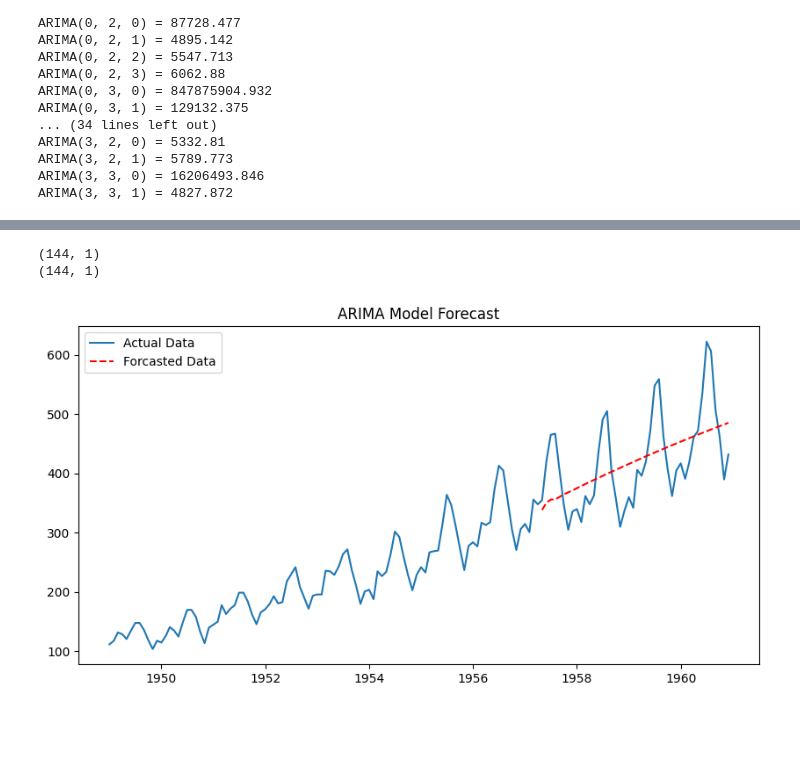
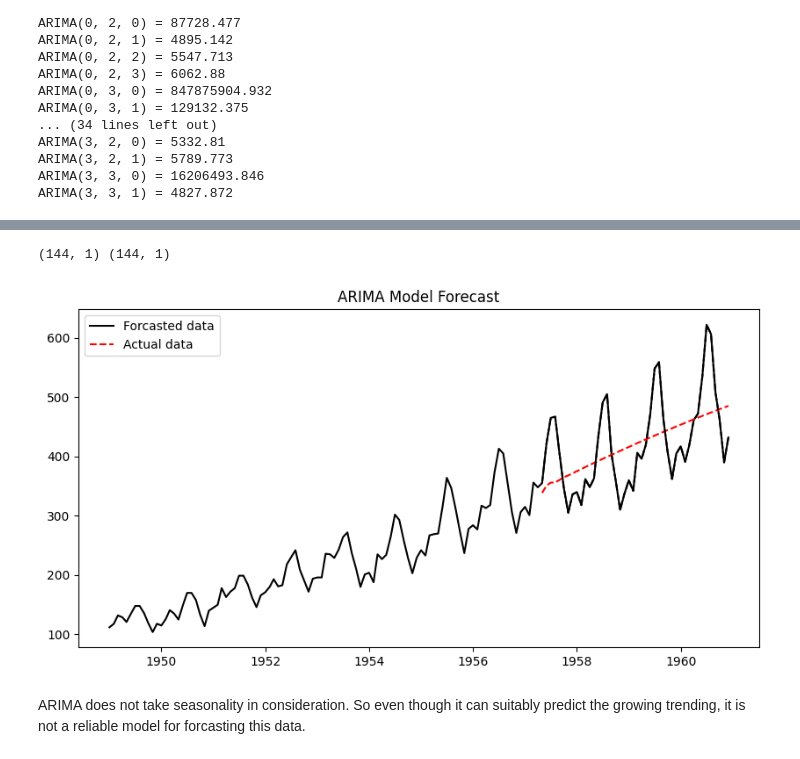
Before and after one commit to Thampi-hub/Springboard_RT, a Jupyter notebook: Cap3_AirPassengers/2_DataWrangling/TimeSeries_airpassengers.ipynb, the cells around one changed output, grey strips where cells are left out. Saved outputs shown, nothing was run; the diff lists cells and outputs as text; code cells hidden in the pictures; blank space fills up the shorter version.

```diff
--- a/Cap3_AirPassengers/2_DataWrangling/TimeSeries_airpassengers.ipynb
+++ b/Cap3_AirPassengers/2_DataWrangling/TimeSeries_airpassengers.ipynb
@@ -161,8 +200,10 @@ def evaluate_arima(dt, arima_order):
   try:
     arima = ARIMA(dt, order = arima_order, freq="MS")
     arima_fit  = arima.fit()
+
+    ## Scoring method (AIC or MSE):
+    res = mean_squared_error(test, arima_fit.forecast(steps=len(test)) )
     # res = arima_fit.aic
-    res = mean_squared_error(test, arima_fit.forecast(steps=len(test)) )
   except:
     res = np.inf
   return res
@@ -173,11 +214,11 @@ order_list = []
 for p in range(4):
   for d in range(4):
     for q in range(4):
-      aic_result = round(evaluate_arima(train, (p, d, q)), 3);
-      if aic_result != np.inf:
-        score_list.append(aic_result)
+      order_result = round(evaluate_arima(train, (p, d, q)), 3);
+      if order_result != np.inf:
+        score_list.append(order_result)
         order_list.append((p, d, q))
-        print(f"ARIMA({p}, {d}, {q}) = {aic_result}")
+        print(f"ARIMA({p}, {d}, {q}) = {order_result}")
 
 warnings.resetwarnings()
 # %% [output]
@@ -271,18 +323,19 @@ Warnings:
 # %%
 forecast_dt = pd.concat([train, predicted])
 original_data = csv_data.copy()
 
-print(forecast_dt.shape)
-print(original_data.shape)
+print(forecast_dt.shape, original_data.shape)
 
 # Plot actual vs forecasted values
 plt.figure(figsize=(10, 5))
-plt.plot(original_data.index, original_data["n_passengers"], label="Actual Data")
+plt.plot(original_data.index, original_data["n_passengers"], label="Actual Data", color="black")
 plt.plot(predicted.index, predicted["n_passengers"], label="Forcasted Data", linestyle="dashed", color="red")
-plt.legend()
+plt.plot(test.index, test["n_passengers"], label="Forcasted Data", linestyle="--", color="black")
+plt.legend(["Forcasted data", "Actual data"])
 plt.title("ARIMA Model Forecast")
 plt.show()
 # %% [output]
-(144, 1)
-(144, 1)
+(144, 1) (144, 1)
-[figure, old version]
+[figure, new version]
+# %% [markdown]
+ARIMA does not take seasonality in consideration. So even though it can suitably predict the growing trending, it is not a reliable model for forcasting this data.
```
Also changed, not shown: parts of 20 cells of this notebook.
